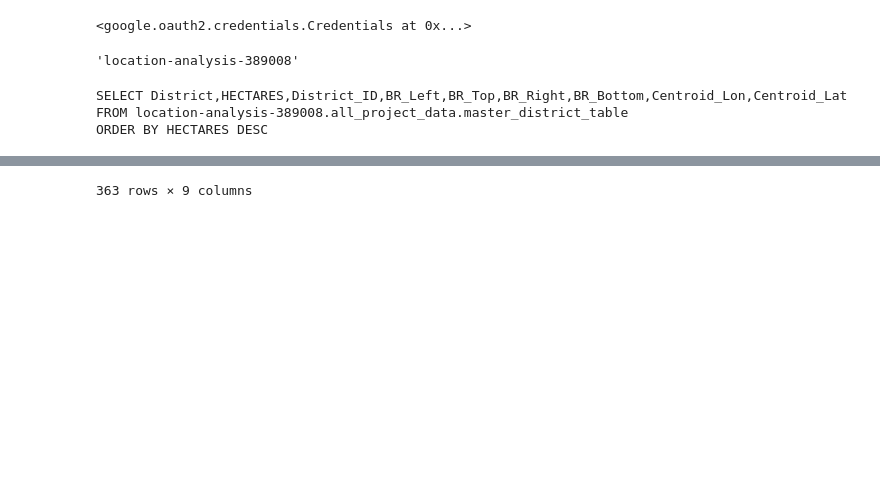
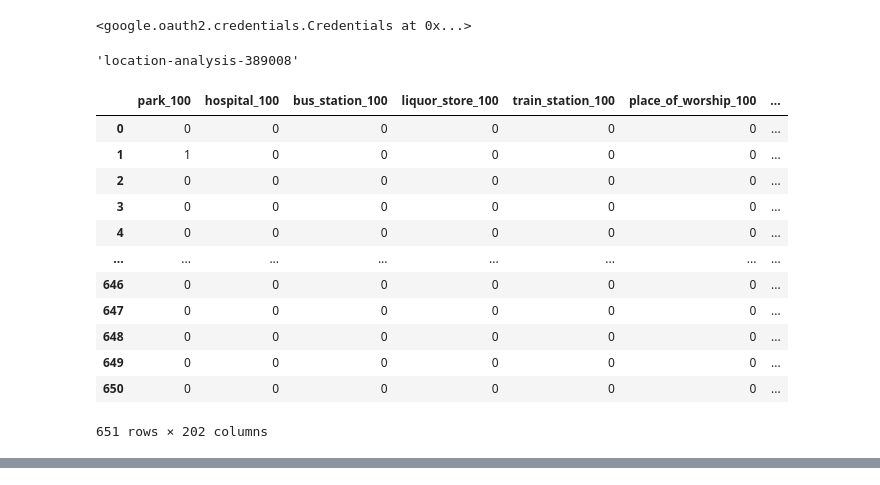
Before and after one commit to willbanny/Location-Analysis, a Jupyter notebook: jup_notebooks/Google_Big_Query_notes.ipynb, the cells around one changed output, grey strips where cells are left out. Drawn from its saved outputs; the diff is of its cells as text; code cells hidden in the pictures; blank space fills up the shorter version.

```diff
--- a/jup_notebooks/Google_Big_Query_notes.ipynb
+++ b/jup_notebooks/Google_Big_Query_notes.ipynb
@@ -43,7 +23,7 @@ BQ_GRID_TABLE = os.environ.get("BQ_DISTRICT_GRID_TABLE")
 BQ_GOOGLE_TABLE = os.environ.get("BQ_GOOGLE_TABLE")
 BQ_CRIME_TABLE = os.environ.get("BQ_CRIME_TABLE")
 BQ_DEP_TABLE = os.environ.get("BQ_DEP_TABLE")
-
+BQ_GOLDEN_TABLE = os.environ.get("BQ_GOLDEN_TABLE")
 
 
 MASTER_COLUMN_NAMES_RAW = ["District",
@@ -182,17 +162,35 @@ district = "City of Leicester (B)"
 # %%
-query = f"""
-SELECT {",".join(MASTER_COLUMN_NAMES_RAW)}
-FROM {GCP_PROJECT}.{BQ_DATASET}.{BQ_DISTRICT_TABLE}
-ORDER BY HECTARES DESC
-"""
-print(query)
-client = bigquery.Client(project=GCP_PROJECT, credentials=credentials)
-query_job = client.query(query)
+query1 = f'''
+        SELECT District_ID
+        FROM {GCP_PROJECT}.{BQ_DATASET}.{BQ_DISTRICT_TABLE}
+        WHERE District = "{district}"'''
+
+district_id_df = bigquery.Client(project=GCP_PROJECT).query(query1).result().to_dataframe()
+district_id = district_id_df.iloc[0]['District_ID']
+
+query2 = f"""
+        SELECT DISTINCT *
+        FROM {GCP_PROJECT}.{BQ_DATASET}.{BQ_GOLDEN_TABLE}
+        WHERE {BQ_GOLDEN_TABLE}.Local_Authority_District_code__2019_ = "{district_id}"
+    """
+
+client = bigquery.Client(project=GCP_PROJECT)
+query_job = client.query(query2)
 result = query_job.result()
-master_districts_df = result.to_dataframe()
+golden_df = result.to_dataframe()
 
-master_districts_df
+golden_df
 # %% [output]
+|  | park_100 | hospital_100 | bus_station_100 | liquor_store_100 | train_station_100 | place_of_worship_100 | ... |
+| 0 | 0 | 0 | 0 | 0 | 0 | 0 | ... |
+| 1 | 1 | 0 | 0 | 0 | 0 | 0 | ... |
+| 2 | 0 | 0 | 0 | 0 | 0 | 0 | ... |
+| 3 | 0 | 0 | 0 | 0 | 0 | 0 | ... |
+| 4 | 0 | 0 | 0 | 0 | 0 | 0 | ... |
+| ... | ... | ... | ... | ... | ... | ... | ... |
+| 646 | 0 | 0 | 0 | 0 | 0 | 0 | ... |
+| 647 | 0 | 0 | 0 | 0 | 0 | 0 | ... |
+| 648 | 0 | 0 | 0 | 0 | 0 | 0 | ... |
+| 649 | 0 | 0 | 0 | 0 | 0 | 0 | ... |
+| 650 | 0 | 0 | 0 | 0 | 0 | 0 | ... |
-SELECT District,HECTARES,District_ID,BR_Left,BR_Top,BR_Right,BR_Bottom,Centroid_Lon,Centroid_Lat
-FROM location-analysis-389008.all_project_data.master_district_table
-ORDER BY HECTARES DESC
+651 rows × 202 columns
@@ -211,2 +197 @@ ORDER BY HECTARES DESC
-363 rows × 9 columns
 # %%
```
Also changed, not shown: parts of 10 cells of this notebook, 1 other file.
